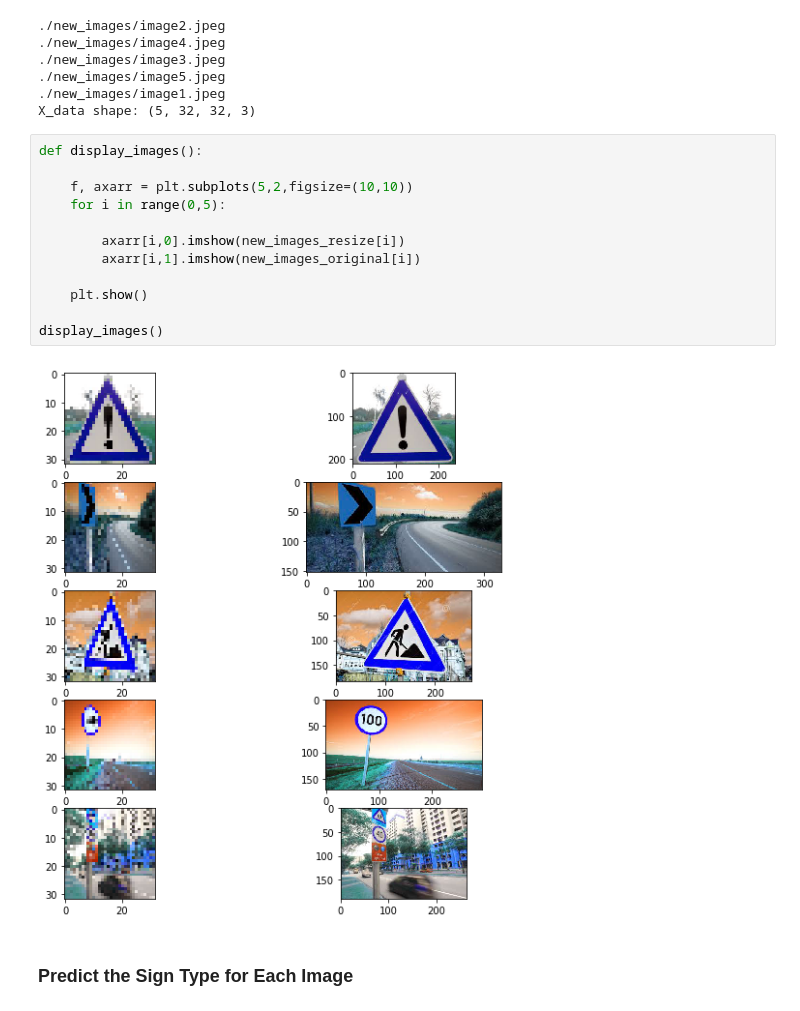
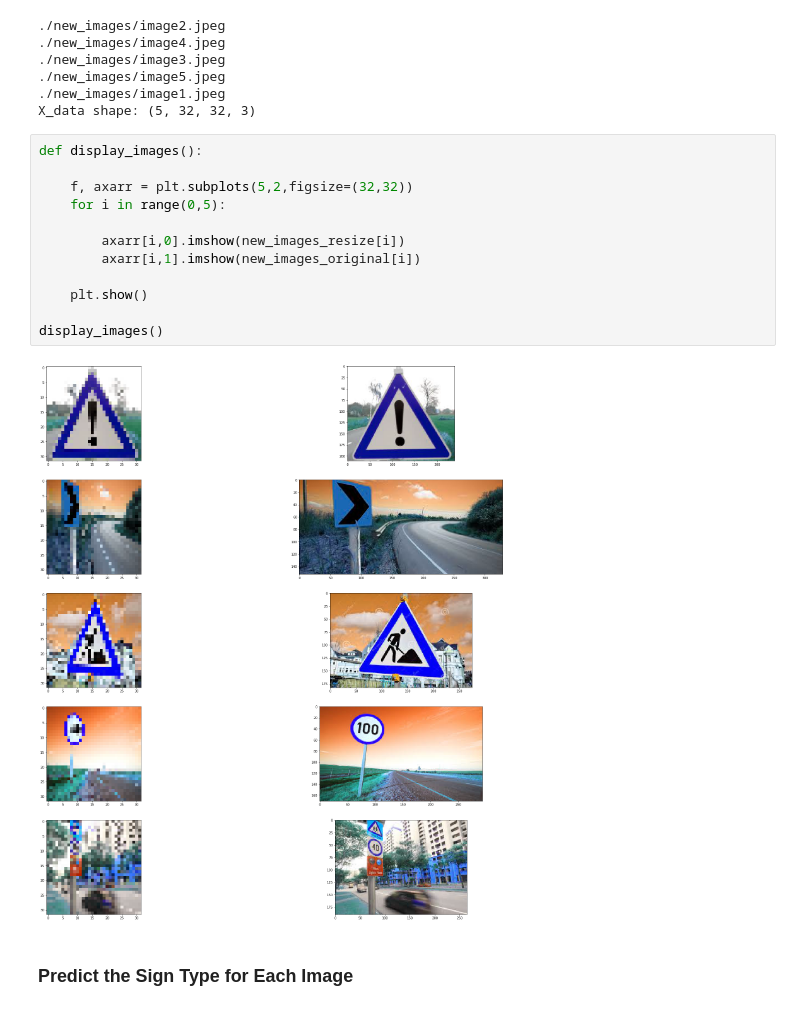
Before and after one commit to ashu2012/udacitycCarND, a Jupyter notebook: CarND-Traffic-Sign-Classifier-Project/Traffic_Sign_Classifier.ipynb, the cells around one changed output. Drawn from its saved outputs; the diff is of its cells as text.

```diff
--- a/CarND-Traffic-Sign-Classifier-Project/Traffic_Sign_Classifier.ipynb
+++ b/CarND-Traffic-Sign-Classifier-Project/Traffic_Sign_Classifier.ipynb
@@ -496,17 +496,17 @@ X_data shape: (5, 32, 32, 3)
 # %%
 def display_images():
 
-    f, axarr = plt.subplots(5,2,figsize=(10,10))
+    f, axarr = plt.subplots(5,2,figsize=(32,32))
     for i in range(0,5):
 
         axarr[i,0].imshow(new_images_resize[i])
         axarr[i,1].imshow(new_images_original[i])
 
     plt.show()
 
 display_images()
 # %% [output]
-[figure, old version]
+[figure, new version]
 # %% [markdown]
 ### Predict the Sign Type for Each Image
 # %%
```
Also changed, not shown: 2 other files.
